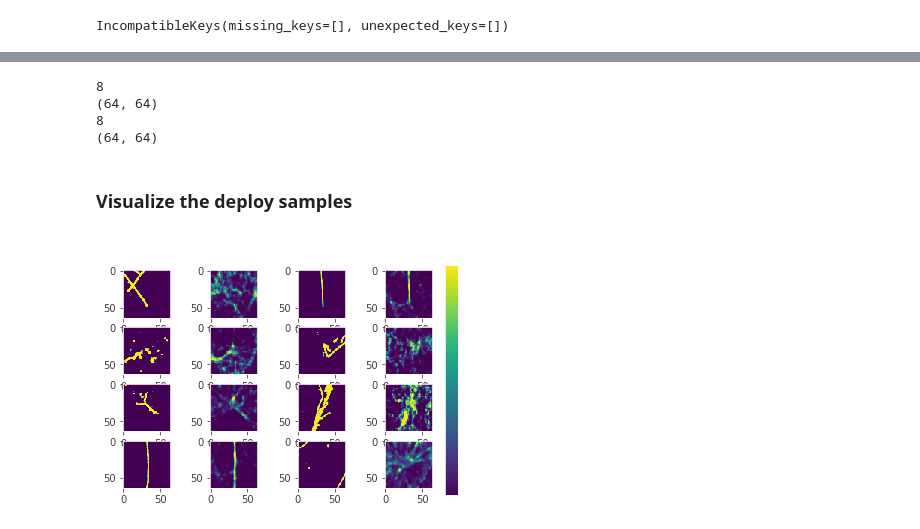
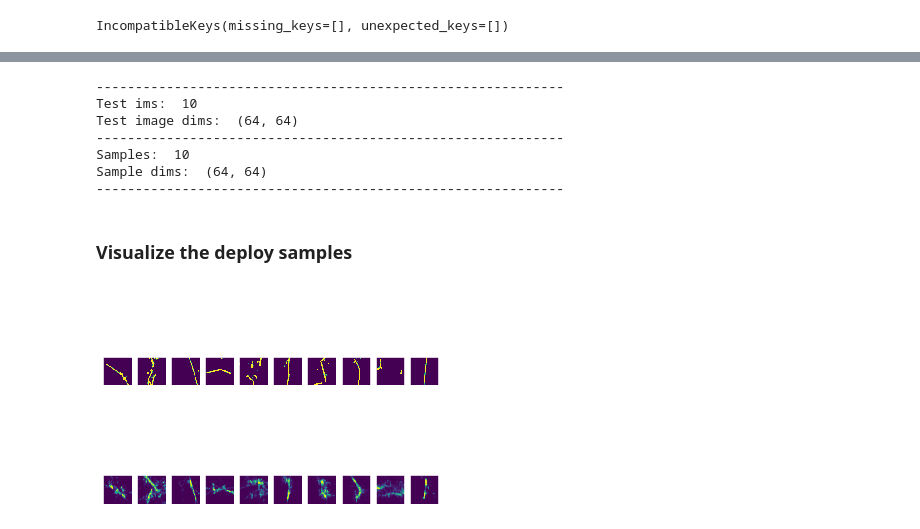
Before and after one commit to kseuro/particle_generator, a Jupyter notebook: deploy_analysis/deploy_model.ipynb, the cells around one changed output, grey strips where cells are left out. Cells and saved outputs as stored; diff of their text form; code cells hidden in the pictures.

Commit message:
updated deploy analysis notebooks

```diff
--- a/deploy_analysis/deploy_model.ipynb
+++ b/deploy_analysis/deploy_model.ipynb
@@ -49,6 +49,6 @@ Images will be loaded from subfolder of: /media/hdd1/kai/particle_generator/larc
 dataloader = DataLoader(test_dataset, **loader_kwargs)
 # %%
 # Set the GPU (GPU 1 is the best option)
-device = torch.device(1)
+device = torch.device(2)
 # %%
 # Load the config csv as a dict
@@ -66,19 +116,9 @@ for file in os.listdir(checkpoint_path):
 # %%
-best_checkpoint = None
-if len(checkpoint_names) == 1:
-    best_checkpoint = checkpoint_names[0]
+best_checkpoint = checkpoint_names[0]
 # %%
 # Load the model checkpoint
 # Keys: ['state_dict', 'epoch', 'optimizer']
 checkpoint = torch.load(best_checkpoint)
-# %%
-# Get kwargs
-# ae_kwargs, config = utils.ae_kwargs(config)
-enc_sizes = [2048, 1024, 512, 256]
-dec_sizes = [256, 512, 1024, 2048]
-l_dim = 20
-im_size = 64**2
-ae_kwargs = { "enc_sizes" : enc_sizes, "dec_sizes" : dec_sizes, "l_dim" : l_dim, "im_size": im_size}
 # %%
 # Load the model on GPU
 model = ae.AutoEncoder(**ae_kwargs).to(device)
@@ -109,7 +151,7 @@ AutoEncoder(
   )
 )
 # %%
-test_ims = []; samples = []; limit = 7
+test_ims = []; samples = []; limit = 9
 
 for idx, image in enumerate(dataloader):
     # Flatten image into a vector
@@ -123,8 +165,8 @@ for idx, image in enumerate(dataloader):
 #     sample = (sample * 0.5) + 0.5
 
     # Remove the gradient requirement, move to cpu memory, and conver to numpy
-    image = image.view(-1, 64, 64).detach().cpu().numpy()
-    sample = sample.view(-1, 64, 64).detach().cpu().numpy()
+    image = image.view(-1, im_dim, im_dim).detach().cpu().numpy()
+    sample = sample.view(-1, im_dim, im_dim).detach().cpu().numpy()
 
     # Concatenate the two images along the channel dimension and append to list
     test_ims.append(image)
@@ -134,50 +176,57 @@ for idx, image in enumerate(dataloader):
         break
 # %%
 # Check samples list
-print(len(samples)); print(samples[0][0].shape); print(len(test_ims)); print(test_ims[0][0].shape)
+print("-"*60)
+print("Test ims: ", len(test_ims))
+print("Test image dims: ", test_ims[0][0].shape)
+print("-"*60)
+print("Samples: ", len(samples))
+print("Sample dims: ", samples[0][0].shape)
+print("-"*60)
 # %% [output]
-8
-(64, 64)
-8
-(64, 64)
+------------------------------------------------------------
+Test ims:  10
+Test image dims:  (64, 64)
+------------------------------------------------------------
+Samples:  10
+Sample dims:  (64, 64)
+------------------------------------------------------------
 # %% [markdown]
 ### Visualize the deploy samples
 # %%
-n_row = 4; n_col = 4
+n_row = 2; n_col = limit + 1
+
 fig, axes = plt.subplots(n_row, n_col)
-supTitle = "{} Model deploy samples using {}x{} dataset".format('AE', 64, 64)
+supTitle = "{} Model deploy samples using {}x{} dataset".format('AE', im_dim, im_dim)
 fig.suptitle(supTitle, color="white")
+
 img = None; test_num = limit; sample_num = limit
 for i in range(0, n_row):
     for j in range(0, n_col):
-        if j == 0:
-            img = axes[i,j].imshow( test_ims[test_num][0] )
-            test_num -= 1
-        elif j == 1:
-            img = axes[i,j].imshow( samples[sample_num][0] )
-            sample_num -= 1
-        elif j == 2:
+        if i == 0:
             img = axes[i,j].imshow( test_ims[test_num][0] )
             test_num -= 1
         else:
             img = axes[i,j].imshow( samples[sample_num][0] )
             sample_num -= 1
         axes[i,j].spines['bottom'].set_color('white')
         axes[i,j].spines['top'].set_color('white')
         axes[i,j].spines['left'].set_color('white')
         axes[i,j].spines['right'].set_color('white')
         axes[i,j].xaxis.label.set_color('white')
         axes[i,j].yaxis.label.set_color('white')
+        axes[i,j].get_xaxis().set_visible(False)
+        axes[i,j].get_yaxis().set_visible(False)
         axes[i,j].tick_params(axis='x', colors='#443941')
         axes[i,j].tick_params(axis='y', colors='#443941')
 
 # Colorbar
-cbar_axes = fig.add_axes([0.9, 0.1, 0.03, 0.8])
-cbar = plt.colorbar(img, cax=cbar_axes)
-cbar.ax.yaxis.set_tick_params(color="white")
-cbar.outline.set_edgecolor(color="white")
-plt.setp(plt.getp(cbar.ax.axes, 'yticklabels'), color="white")
+# cbar_axes = fig.add_axes([0.9, 0.1, 0.03, 0.8])
+# cbar = plt.colorbar(img, cax=cbar_axes)
+# cbar.ax.yaxis.set_tick_params(color="white")
+# cbar.outline.set_edgecolor(color="white")
+# plt.setp(plt.getp(cbar.ax.axes, 'yticklabels'), color="white")
 
-plt.savefig("{}_model_deploy_samples_{}_dataset.png".format('AE', 64), dpi=300, facecolor='#443941')
+plt.savefig("{}_model_deploy_samples_{}_dataset.png".format('AE', im_dim), dpi=300, facecolor='#443941')
 # %% [output]
-[figure, old version]
+[figure, new version]
```
Also changed, not shown: parts of 11 cells of this notebook, 1 other file.
